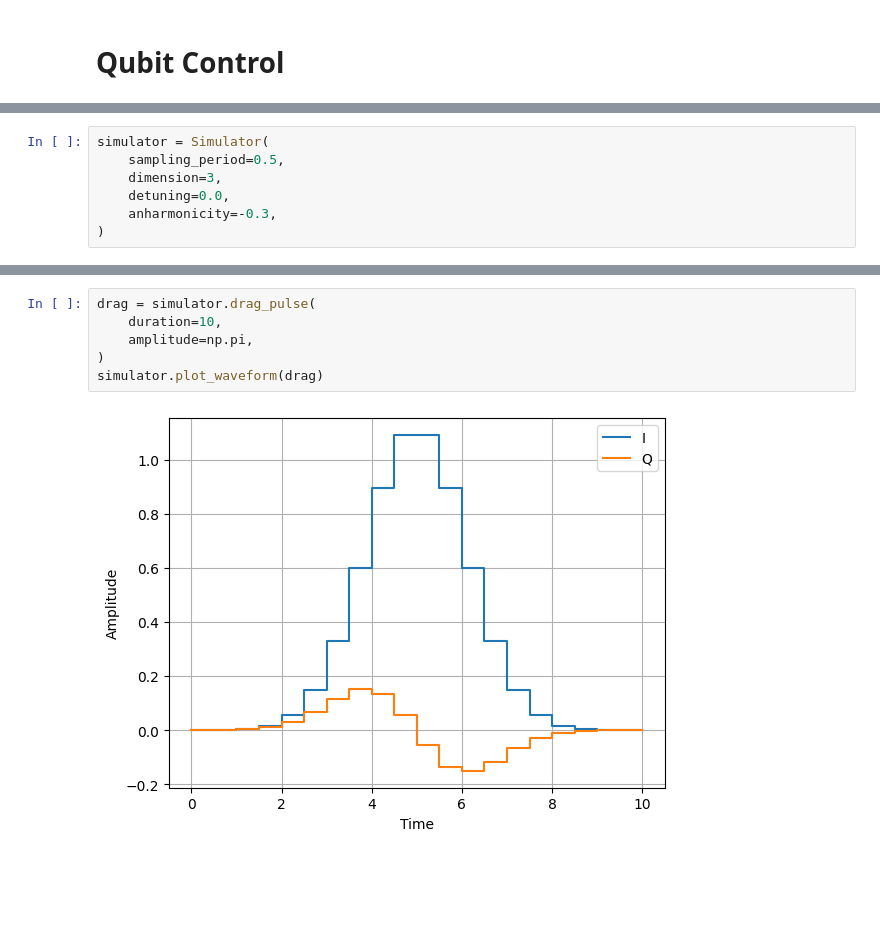
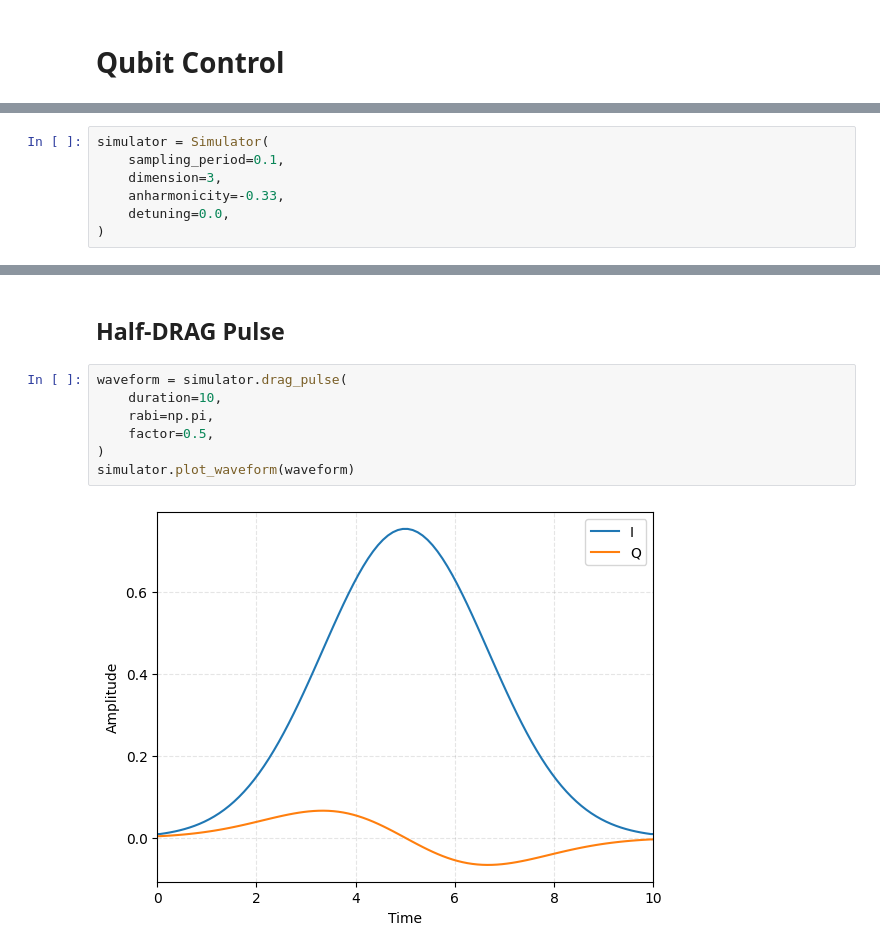
Before and after one commit to amachino/physics-of-qubits, a Jupyter notebook: content/ipynb/qubit-control.ipynb, the cells around one changed output, grey strips where cells are left out. Drawn from its saved outputs; the diff is of its cells as text; blank space fills up the shorter version.

```diff
--- a/content/ipynb/qubit-control.ipynb
+++ b/content/ipynb/qubit-control.ipynb
@@ -114,7 +158,7 @@ class Simulator:
 # %%
 simulator = Simulator(
-    sampling_period=0.5,
+    sampling_period=0.1,
     dimension=3,
+    anharmonicity=-0.33,
     detuning=0.0,
-    anharmonicity=-0.3,
 )
@@ -141,8 +192,11 @@ print(populations[-1][1])
+# %% [markdown]
+## Half-DRAG Pulse
 # %%
-drag = simulator.drag_pulse(
+waveform = simulator.drag_pulse(
     duration=10,
-    amplitude=np.pi,
+    rabi=np.pi,
+    factor=0.5,
 )
-simulator.plot_waveform(drag)
+simulator.plot_waveform(waveform)
 # %% [output]
-[figure, old version]
+[figure, new version]
```
Also changed, not shown: parts of 8 cells of this notebook.
